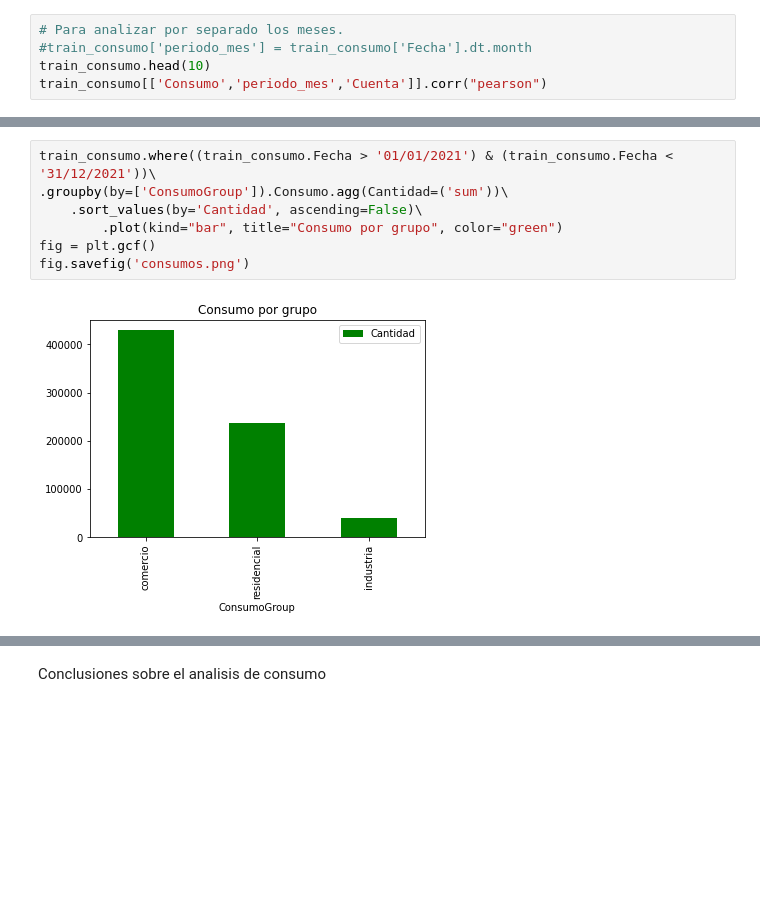
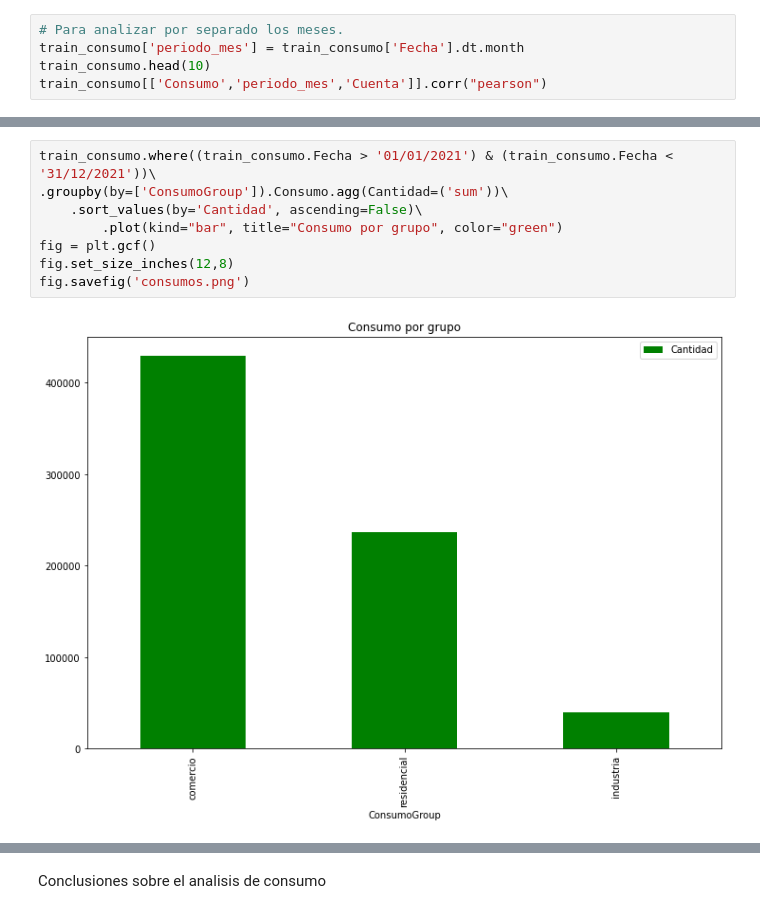
Before and after one commit to miguelsquillari/coop_hidrica, a Jupyter notebook: coop_hidrica.ipynb, the cells around one changed output, grey strips where cells are left out. Saved outputs shown, nothing was run; the diff lists cells and outputs as text; blank space fills up the shorter version.

```diff
--- a/coop_hidrica.ipynb
+++ b/coop_hidrica.ipynb
@@ -184,7 +190,7 @@ train_consumo.where((train_consumo.Fecha > '01/01/2021') & (train_consumo.Fecha
 [figure]
 # %%
 # Para analizar por separado los meses.
-#train_consumo['periodo_mes'] = train_consumo['Fecha'].dt.month
+train_consumo['periodo_mes'] = train_consumo['Fecha'].dt.month
 train_consumo.head(10)
 train_consumo[['Consumo','periodo_mes','Cuenta']].corr("pearson")
 # %% [output]
@@ -223,12 +229,13 @@ train_consumo.head(10)
 # %%
 train_consumo.where((train_consumo.Fecha > '01/01/2021') & (train_consumo.Fecha < '31/12/2021'))\
 .groupby(by=['ConsumoGroup']).Consumo.agg(Cantidad=('sum'))\
     .sort_values(by='Cantidad', ascending=False)\
         .plot(kind="bar", title="Consumo por grupo", color="green")
 fig = plt.gcf()
+fig.set_size_inches(12,8)
 fig.savefig('consumos.png')
 # %% [output]
-[figure, old version]
+[figure, new version]
 # %%
 # Representación grafica de consumo, de acuerdo cada categoria.
 
```
Also changed, not shown: parts of 35 cells of this notebook.
